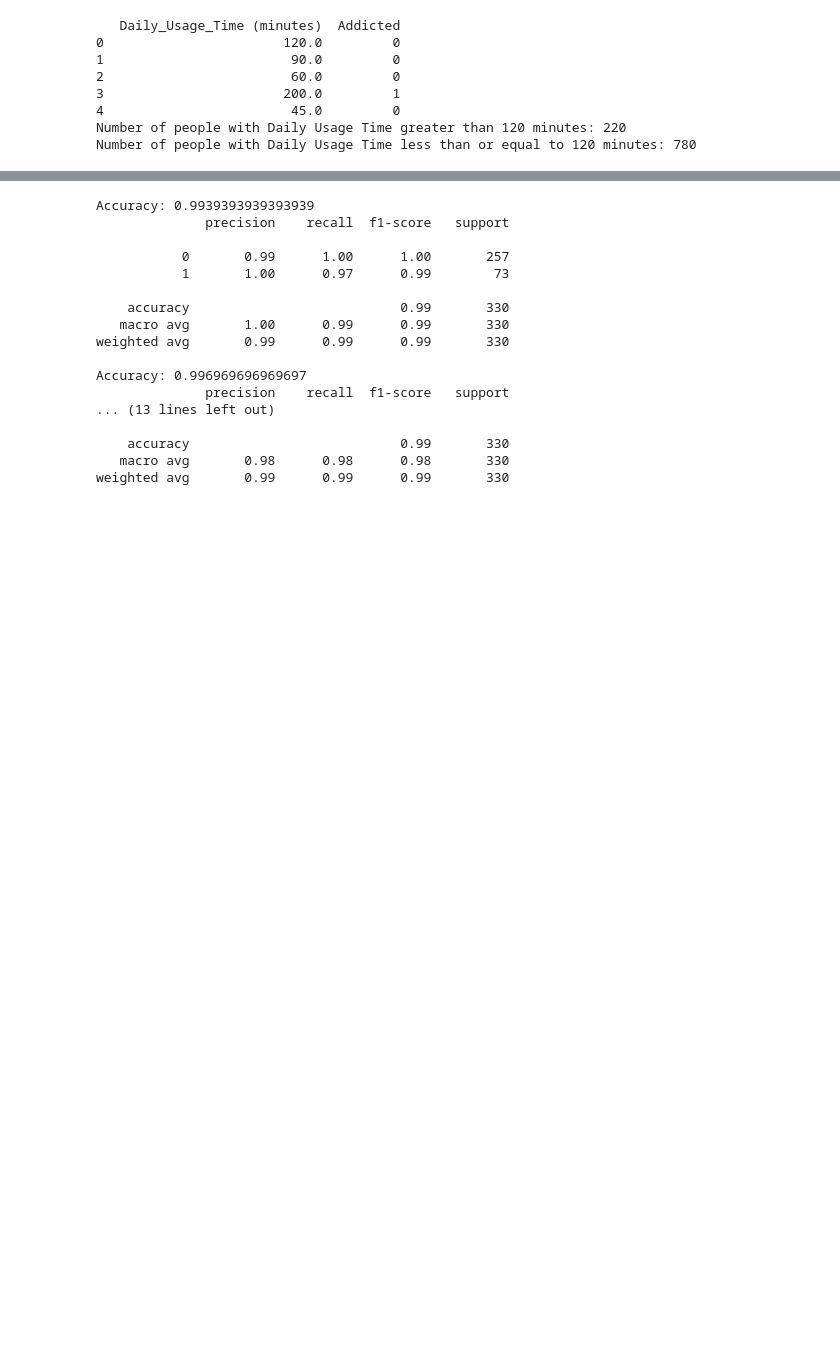
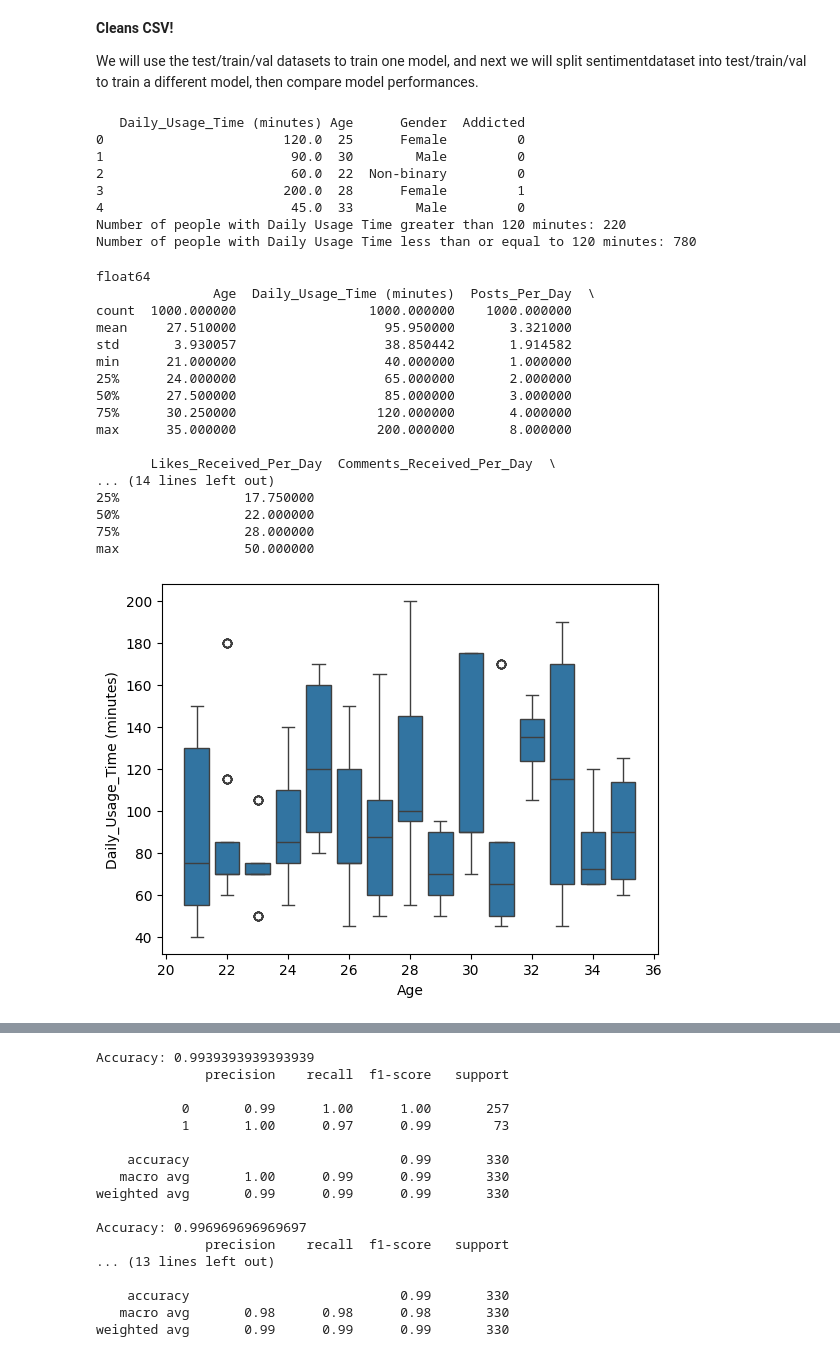
Before and after one commit to kellyegorman/csds312-project, a Jupyter notebook: data_analysis.ipynb, the cells around one changed output, grey strips where cells are left out. Cells and saved outputs as stored; diff of their text form; code cells hidden in the pictures; blank space fills up the shorter version.

```diff
--- a/data_analysis.ipynb
+++ b/data_analysis.ipynb
@@ -1,8 +1,11 @@
+# %% [markdown]
+**Cleans CSV!**
+
+We will use the test/train/val datasets to train one model, and next we will split sentimentdataset into test/train/val to train a different model, then compare model performances.
 # %%
 import pandas as pd
 
-file_path = "/Users/kellyg/csds312-project-1/train.csv"
-df = pd.read_csv(file_path)
+df = pd.read_csv("train.csv")
 
 df.dropna(inplace=True)
 
@@ -11,15 +14,45 @@ df["Addicted"] = (df["Daily_Usage_Time (minutes)"] > 120).astype(int)
 count_more_than_120 = df["Addicted"].sum()
 count_less_than_120 = (df["Addicted"] == 0).sum()
 
-print(df[["Daily_Usage_Time (minutes)", "Addicted"]].head())
+print(df[["Daily_Usage_Time (minutes)", "Age", "Gender", "Addicted"]].head())
 print(f"Number of people with Daily Usage Time greater than 120 minutes: {count_more_than_120}")
 print(f"Number of people with Daily Usage Time less than or equal to 120 minutes: {count_less_than_120}")
 # %% [output]
-   Daily_Usage_Time (minutes)  Addicted
-0                       120.0         0
-1                        90.0         0
-2                        60.0         0
-3                       200.0         1
-4                        45.0         0
+   Daily_Usage_Time (minutes) Age      Gender  Addicted
+0                       120.0  25      Female         0
+1                        90.0  30        Male         0
+2                        60.0  22  Non-binary         0
+3                       200.0  28      Female         1
+4                        45.0  33        Male         0
 Number of people with Daily Usage Time greater than 120 minutes: 220
 Number of people with Daily Usage Time less than or equal to 120 minutes: 780
+# %%
+import seaborn as sns
+import matplotlib.pyplot as plt
+
+print(df['Age'].dtype)
+# print(len(df.loc[df["Gender"]=="Male"]))
+# print(len(df.loc[df["Age"]=="Male"]))
+print(df.describe())
+
+ax = sns.boxplot(x=df["Age"], y=df["Daily_Usage_Time (minutes)"], native_scale=True)
+#ax.axvline(25, color=".3", dashes=(2, 2))
+# %% [output]
+float64
+               Age  Daily_Usage_Time (minutes)  Posts_Per_Day  \
+count  1000.000000                 1000.000000    1000.000000
+mean     27.510000                   95.950000       3.321000
+std       3.930057                   38.850442       1.914582
+min      21.000000                   40.000000       1.000000
+25%      24.000000                   65.000000       2.000000
+50%      27.500000                   85.000000       3.000000
+75%      30.250000                  120.000000       4.000000
+max      35.000000                  200.000000       8.000000
+
+       Likes_Received_Per_Day  Comments_Received_Per_Day  \
+... (14 lines left out)
+25%                17.750000
+50%                22.000000
+75%                28.000000
+max                50.000000
+[figure, added]
```
Also changed, not shown: parts of 7 cells of this notebook, 1 other file.
